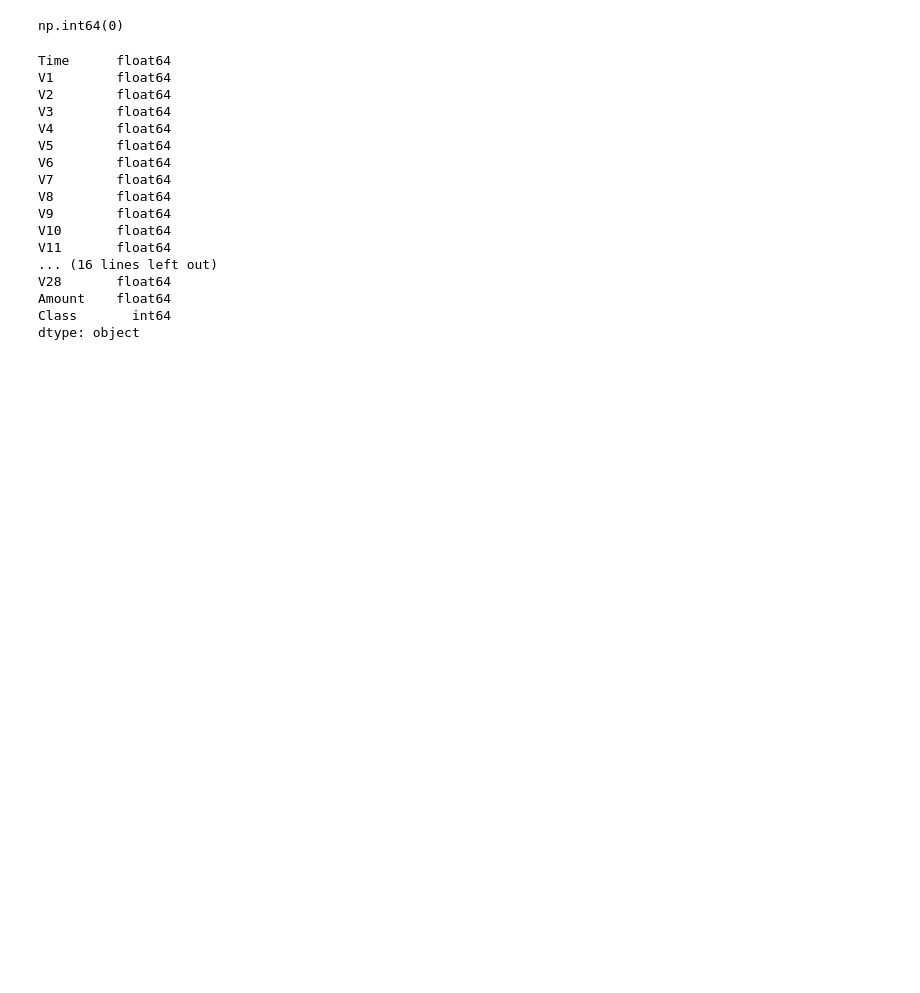
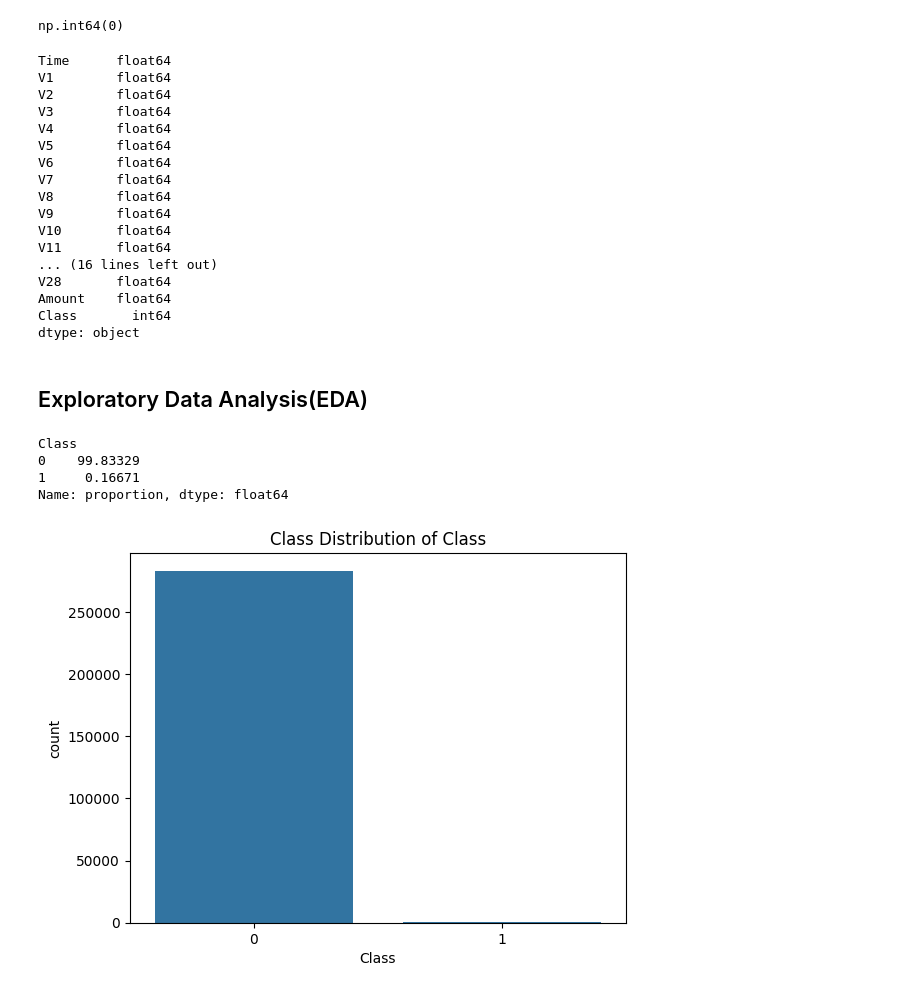
Before and after one commit to Aryam-21/Improved-detection-of-fraud-cases, a Jupyter notebook: notebooks/eda-creditcard.ipynb, the cells around one changed output. Drawn from its saved outputs; the diff is of its cells as text; code cells hidden in the pictures; blank space fills up the shorter version.

Commit message:
EDA on Creditcard data.

```diff
--- a/notebooks/eda-creditcard.ipynb
+++ b/notebooks/eda-creditcard.ipynb
@@ -67,3 +67,16 @@ V28       float64
 Amount    float64
 Class       int64
 dtype: object
+# %% [markdown]
+## Exploratory Data Analysis(EDA)
+# %%
+credit_df['Class'].value_counts(normalize=True)*100
+# %% [output]
+Class
+0    99.83329
+1     0.16671
+Name: proportion, dtype: float64
+# %%
+ploter.count_ploter('Class', credit_df) # class Distrbution
+# %% [output]
+[figure, added]
```
Also changed, not shown: parts of 4 cells of this notebook.
